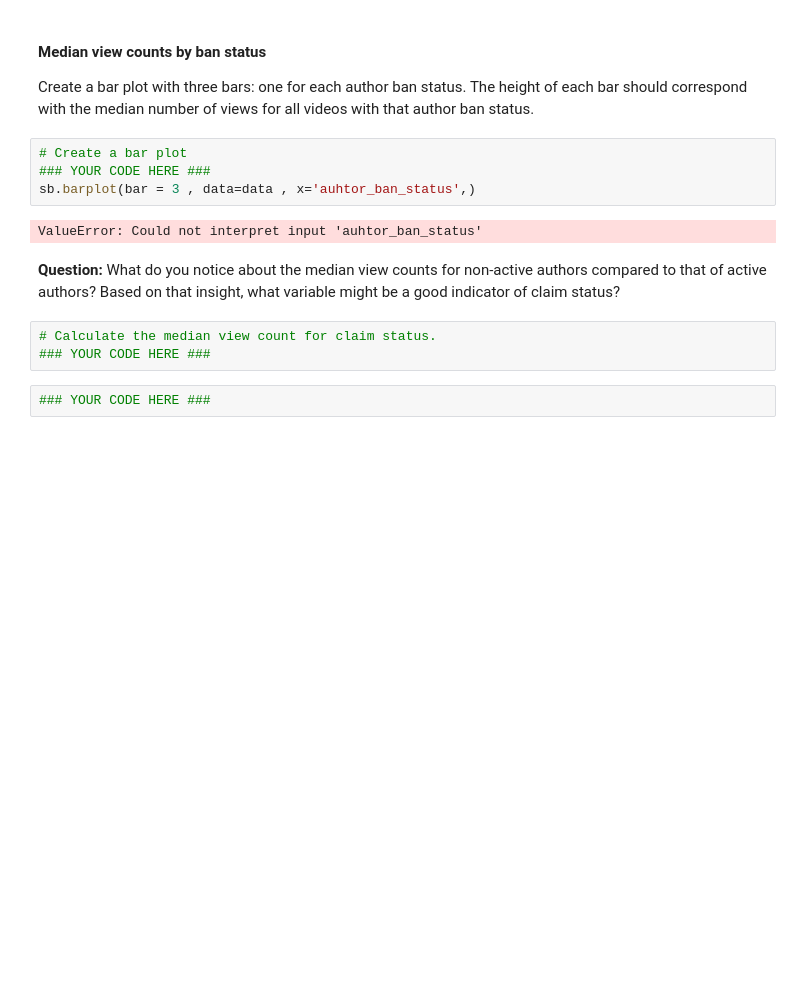
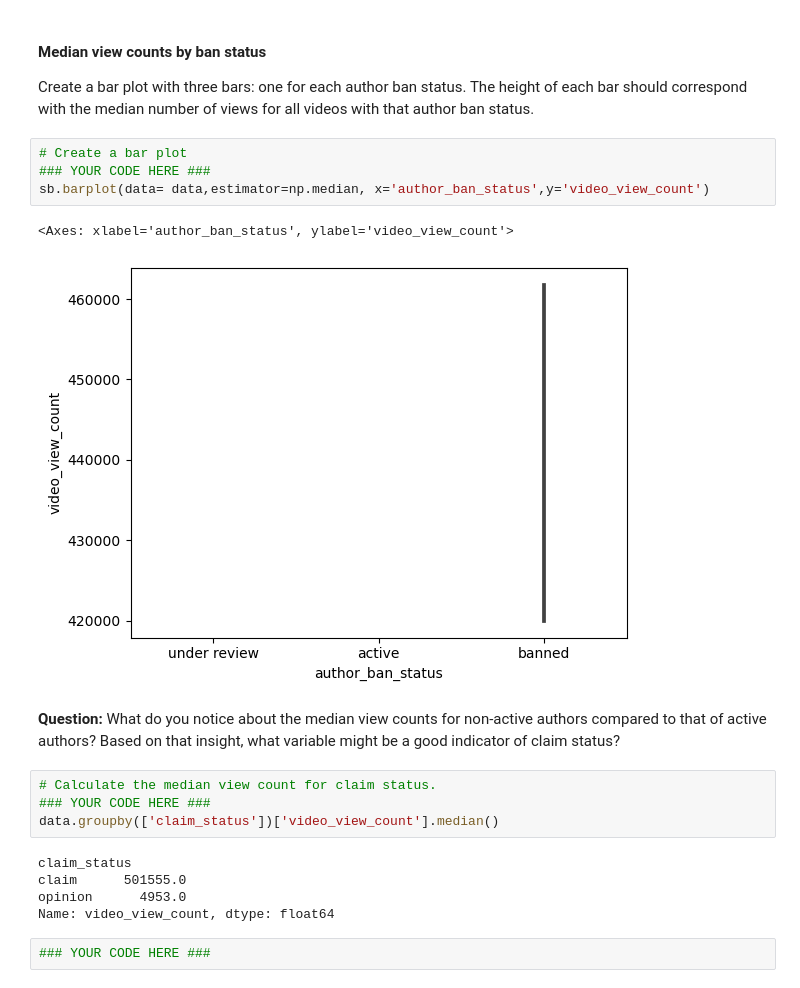
Before and after one commit to Fatima-Arain206/Google-Data-Analytics-Portfolio-Projects., a Jupyter notebook: 02-Tiktok-Claims-Classification/Activity_Course 3 TikTok project lab-checkpoint.ipynb, the cells around one changed output. Drawn from its saved outputs; the diff is of its cells as text; blank space fills up the shorter version.

```diff
--- a/02-Tiktok-Claims-Classification/Activity_Course 3 TikTok project lab-checkpoint.ipynb
+++ b/02-Tiktok-Claims-Classification/Activity_Course 3 TikTok project lab-checkpoint.ipynb
@@ -471,14 +471,21 @@ Create a bar plot with three bars: one for each author ban status. The height of
 # %%
 # Create a bar plot
 ### YOUR CODE HERE ###
-sb.barplot(bar = 3 , data=data , x='auhtor_ban_status',)
+sb.barplot(data= data,estimator=np.median, x='author_ban_status',y='video_view_count')
 # %% [output]
-ValueError: Could not interpret input 'auhtor_ban_status'
+<Axes: xlabel='author_ban_status', ylabel='video_view_count'>
+[figure, added]
 # %% [markdown]
 **Question:** What do you notice about the median view counts for non-active authors compared to that of active authors? Based on that insight, what variable might be a good indicator of claim status?
 # %%
 # Calculate the median view count for claim status.
 ### YOUR CODE HERE ###
+data.groupby(['claim_status'])['video_view_count'].median()
+# %% [output]
+claim_status
+claim      501555.0
+opinion      4953.0
+Name: video_view_count, dtype: float64
 # %%
 ### YOUR CODE HERE ###
 # %% [markdown]
```
Also changed, not shown: parts of 2 cells of this notebook.
